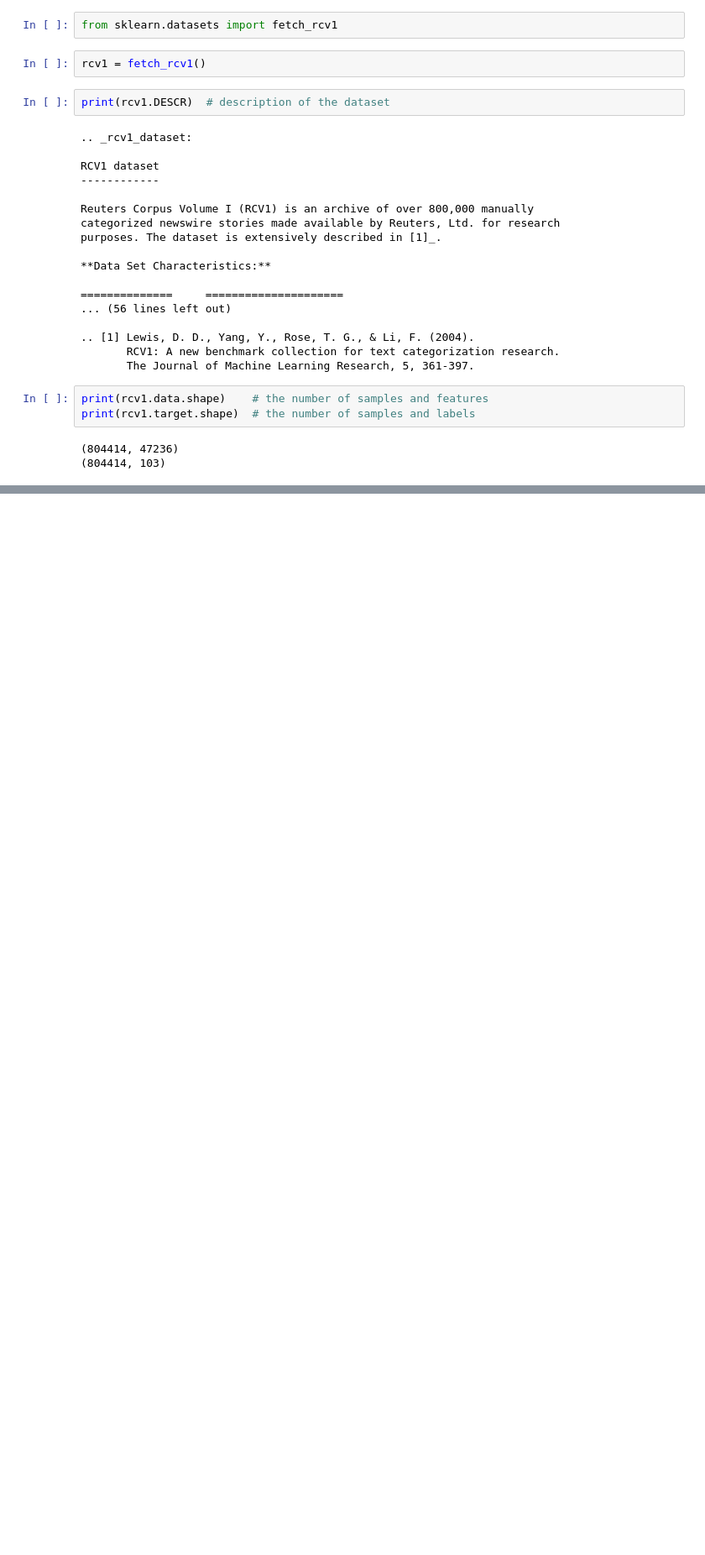
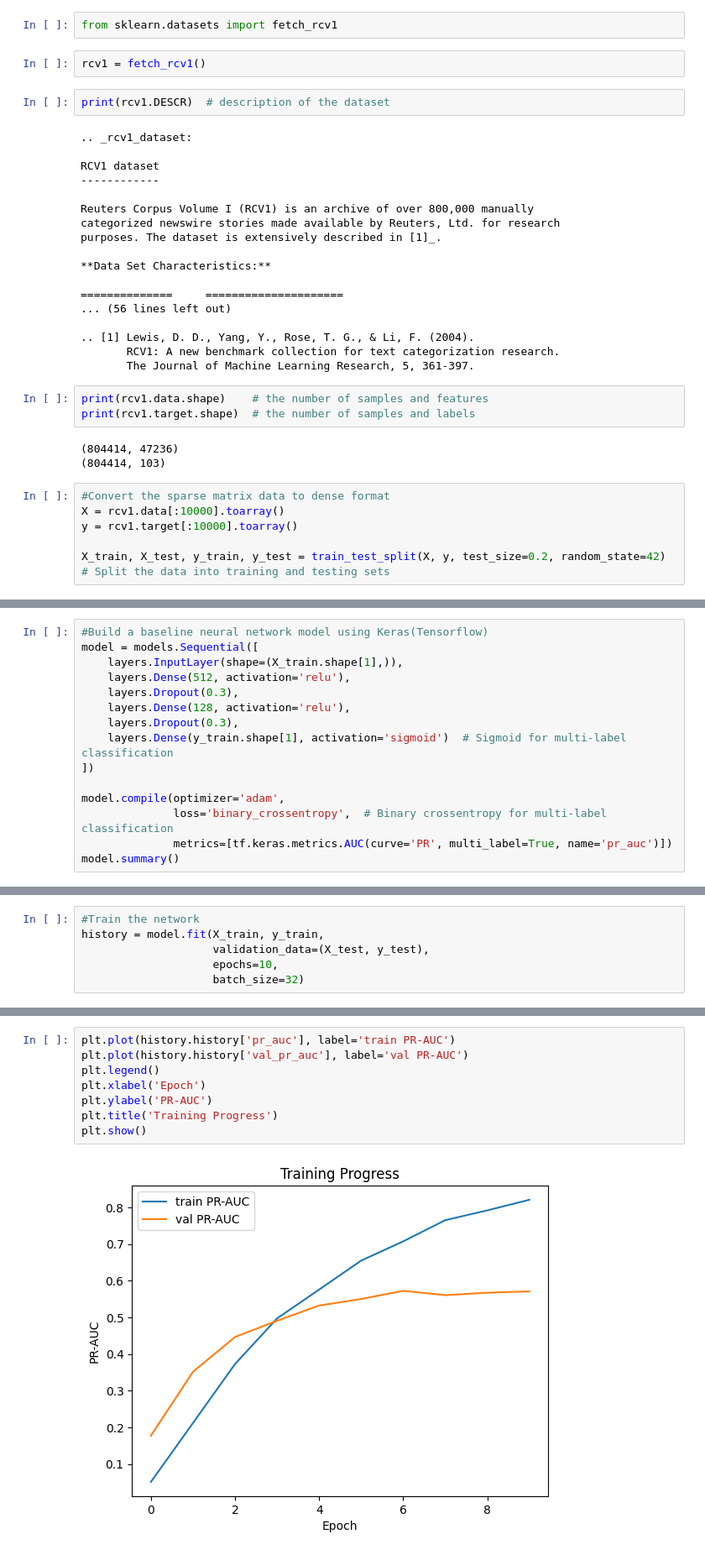
Before and after one commit to KrysD09/Neural-Network-Training-Demo, a Jupyter notebook: nn_training_baseline.ipynb, the cells around one changed output, grey strips where cells are left out. Shown: that part at 84% size. Drawn from its saved outputs; the diff is of its cells as text; blank space fills up the shorter version.

Commit message:
Update nn_training_baseline.ipynb
Build, train and evaluate the NN

```diff
--- a/nn_training_baseline.ipynb
+++ b/nn_training_baseline.ipynb
@@ -30,3 +38,9 @@ print(rcv1.target.shape)  # the number of samples and labels
 # %% [output]
 (804414, 47236)
 (804414, 103)
+# %%
+#Convert the sparse matrix data to dense format
+X = rcv1.data[:10000].toarray()
+y = rcv1.target[:10000].toarray()
+
+X_train, X_test, y_train, y_test = train_test_split(X, y, test_size=0.2, random_state=42) # Split the data into training and testing sets
@@ -32,0 +53,15 @@ print(rcv1.target.shape)  # the number of samples and labels
+# %%
+#Build a baseline neural network model using Keras(Tensorflow)
+model = models.Sequential([
+    layers.InputLayer(shape=(X_train.shape[1],)),
+    layers.Dense(512, activation='relu'),
+    layers.Dropout(0.3),
+    layers.Dense(128, activation='relu'),
+    layers.Dropout(0.3),
+    layers.Dense(y_train.shape[1], activation='sigmoid')  # Sigmoid for multi-label classification
+])
+
+model.compile(optimizer='adam',
+              loss='binary_crossentropy',  # Binary crossentropy for multi-label classification
+              metrics=[tf.keras.metrics.AUC(curve='PR', multi_label=True, name='pr_auc')])
+model.summary()
@@ -32,0 +86,6 @@ print(rcv1.target.shape)  # the number of samples and labels
+# %%
+#Train the network
+history = model.fit(X_train, y_train,
+                    validation_data=(X_test, y_test),
+                    epochs=10,
+                    batch_size=32)
@@ -32,0 +118,10 @@ print(rcv1.target.shape)  # the number of samples and labels
+# %%
+plt.plot(history.history['pr_auc'], label='train PR-AUC')
+plt.plot(history.history['val_pr_auc'], label='val PR-AUC')
+plt.legend()
+plt.xlabel('Epoch')
+plt.ylabel('PR-AUC')
+plt.title('Training Progress')
+plt.show()
+# %% [output]
+[figure, added]
```
Also changed, not shown: parts of 10 cells of this notebook.
